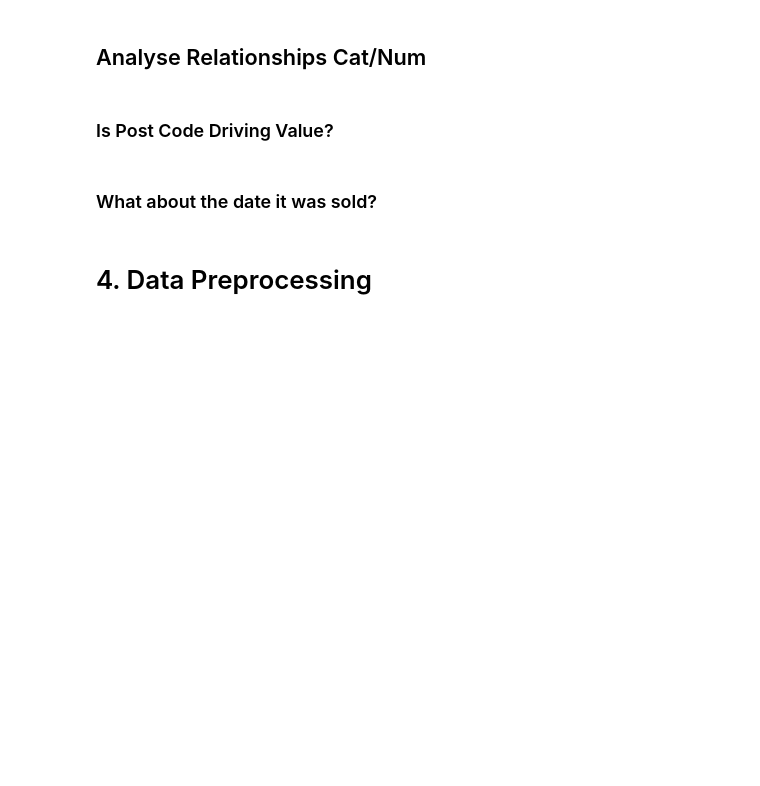
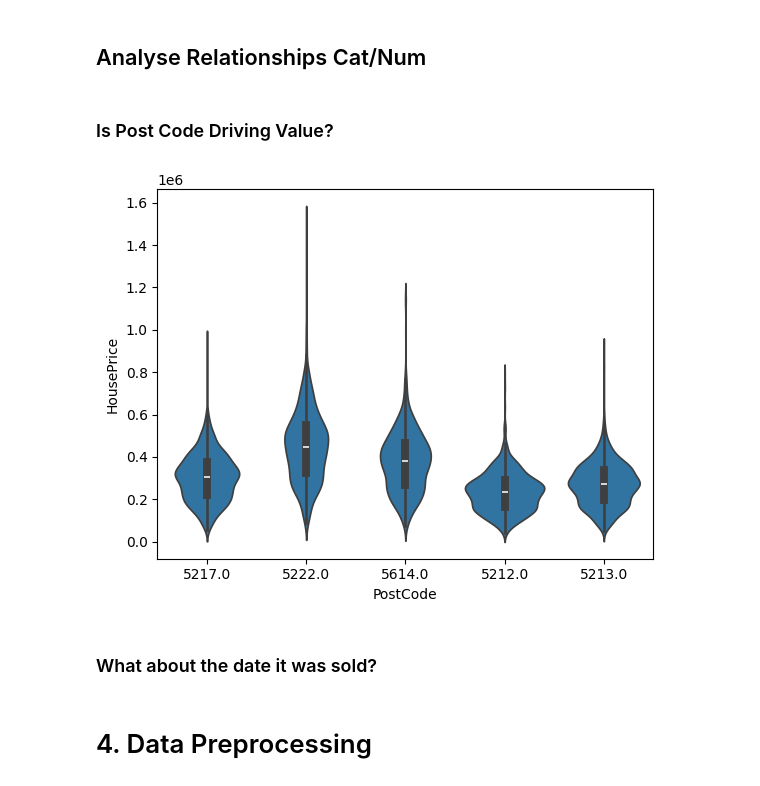
Before and after one commit to hypergalois/HousePricePredictionAPI, a Jupyter notebook: Regression.ipynb, the cells around one changed output. Cells and saved outputs as stored; diff of their text form; code cells hidden in the pictures; blank space fills up the shorter version.

```diff
--- a/Regression.ipynb
+++ b/Regression.ipynb
@@ -262,6 +285,11 @@ plt.show()
 ## Analyse Relationships Cat/Num
 # %% [markdown]
 ### Is Post Code Driving Value?
+# %%
+sns.violinplot(x="PostCode", y="HousePrice", data=train)
+plt.show()
+# %% [output]
+[figure, added]
 # %% [markdown]
 ### What about the date it was sold?
 # %% [markdown]
```
Also changed, not shown: parts of 4 cells of this notebook.
